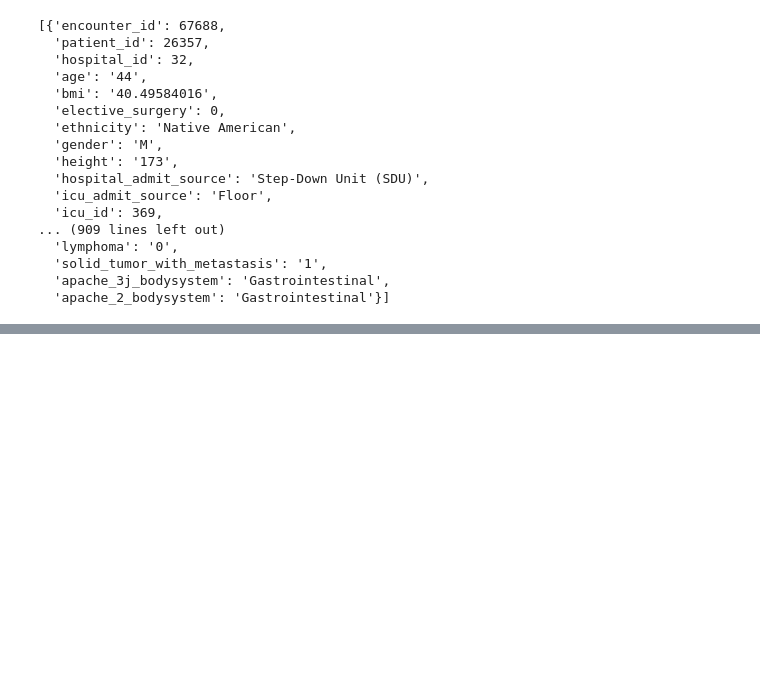
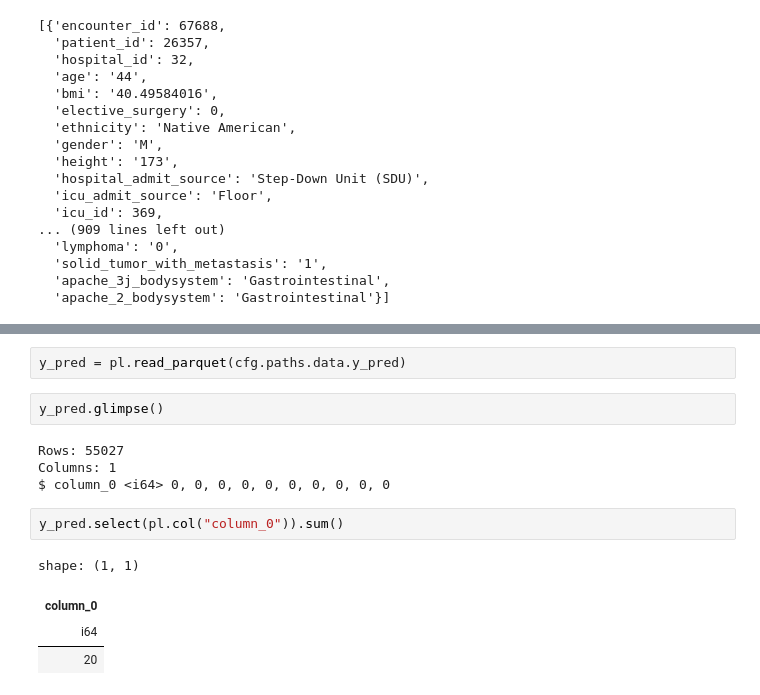
Before and after one commit to ZackLarsen/kaggle-wids-datathon-2020, a Jupyter notebook: notebooks/flow_runner.ipynb, the cells around one changed output, grey strips where cells are left out. Cells and saved outputs as stored; diff of their text form; blank space fills up the shorter version.

```diff
--- a/notebooks/flow_runner.ipynb
+++ b/notebooks/flow_runner.ipynb
@@ -201,0 +225,15 @@ X_train.limit(5).to_dicts()
+# %%
+y_pred = pl.read_parquet(cfg.paths.data.y_pred)
+# %%
+y_pred.glimpse()
+# %% [output]
+Rows: 55027
+Columns: 1
+$ column_0 <i64> 0, 0, 0, 0, 0, 0, 0, 0, 0, 0
+# %%
+y_pred.select(pl.col("column_0")).sum()
+# %% [output]
+shape: (1, 1)
+| column_0 |
+| i64 |
+| 20 |
```
Also changed, not shown: parts of 6 cells of this notebook, 6 other files.
